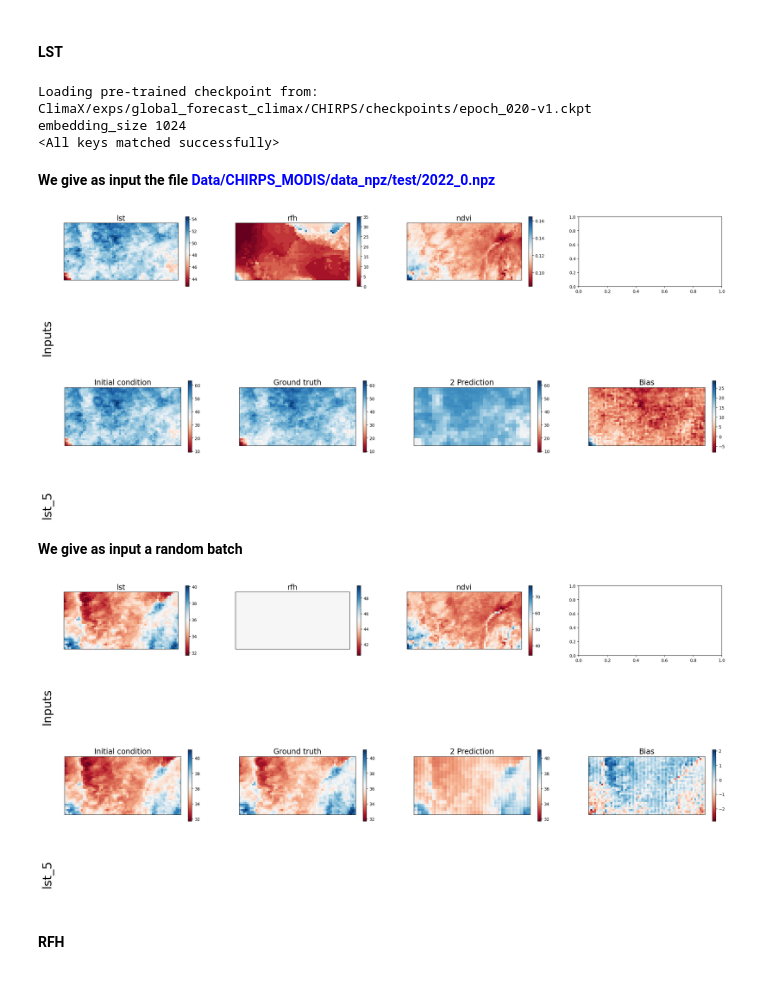
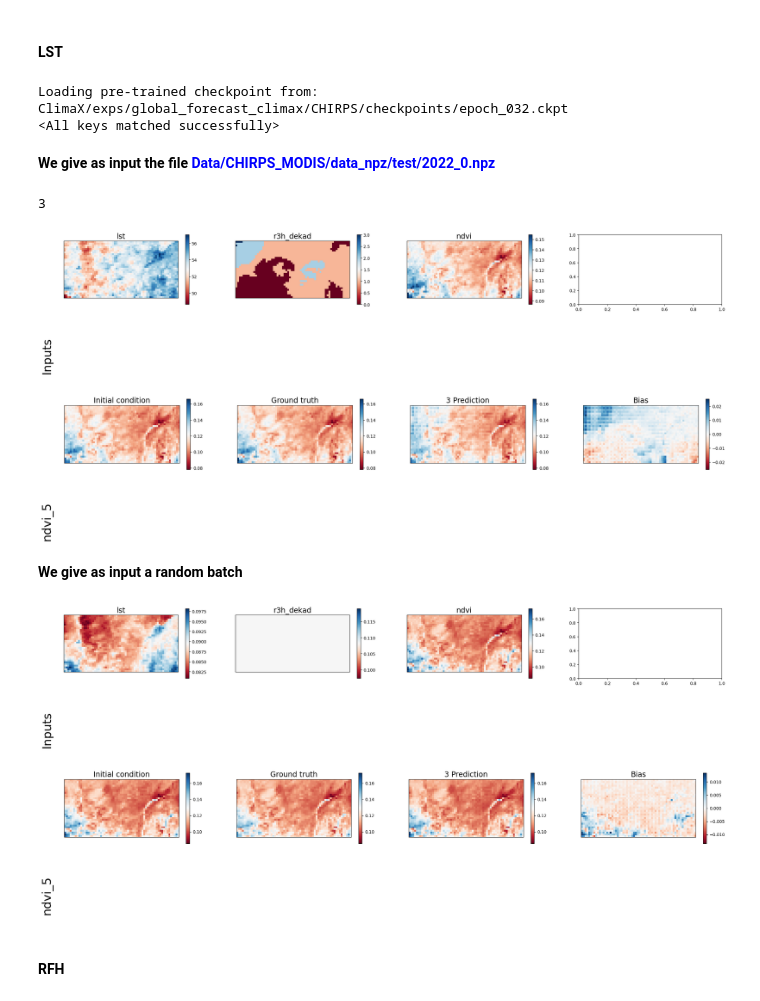
Before and after one commit to WFP-VAM/ClimaX, a Jupyter notebook: ClimaX_Tutorial.ipynb, the cells around one changed output. Cells and saved outputs as stored; diff of their text form; code cells hidden in the pictures.

Commit message:
results forecasting on 30,60 and 90 days

```diff
--- a/ClimaX_Tutorial.ipynb
+++ b/ClimaX_Tutorial.ipynb
@@ -429,6 +372,3 @@ for key in data.keys():
-# %%
-rfh = xr.open_dataset("/mnt/shared/users/wessim.omezzine/ClimaX/Data/CHIRPS_MODIS/data/rfh.nc")
-rfh.fillna(-9999)
 # %%
 import matplotlib.pyplot as plt
 # %%
@@ -482,8 +425,6 @@ from pytorch_lightning.cli import LightningCLI
 from pytorch_lightning import Trainer
 from climax.arch import ClimaX
 
-from src.climax.global_forecast.module import GlobalForecastModule
-from src.climax.global_forecast.datamodule import GlobalForecastDataModule
 
 TASK_TO_RANGE = {
     '0 days' : 0,
@@ -493,6 +434,7 @@ TASK_TO_RANGE = {
     '60 days': 6,
     '20 days': 2,
     '30 days': 3,
+    '90 days': 9,
 }
 # %% [markdown]
 ## Utils
@@ -672,7 +596,19 @@ def visualize_forecast(model_module, data_module,mean_norm, std_norm, pred_task,
     model_module.cuda()
 
     dataloader = data_module.test_dataloader()
-    x, y, lead_times, in_vars, out_vars = next(iter(dataloader))
+    dataloader_iterator = iter(dataloader)
+
+    desired_batch_index = 17
+
+    for batch_idx, batch_data in enumerate(dataloader, 1):
+        if batch_idx == desired_batch_index:
+            # Process the nth batch (e.g., 10th batch)
+            print("Got the {}th batch!".format(batch_idx))
+            x, y, lead_times, in_vars, out_vars = batch_data
+
+
+#     for _ in range(9):
+#         x, y, lead_times, in_vars, out_vars = next(dataloader_iterator)
 
 
     lead_times = lead_times.cuda()
@@ -708,26 +644,22 @@ def visualize_forecast(model_module, data_module,mean_norm, std_norm, pred_task,
     del x
     del y
     del pred
+    return gt
 # %% [markdown]
 ### Forecast on 20 days
 # %% [markdown]
 #### LST
 # %%
-task = "20 days"
-var = 'lst_5'
+task = "30 days"
+var = 'ndvi_5'
 pred_range = TASK_TO_RANGE[task]
 
 net_args = {
-    'default_vars': [
-        "lattitude",
-        "rfh",
-        "ndvi_5",
-        "lst_5"
-        ]
+    'default_vars': ['lst_5','rfh', 'ndvi_5','r1h_dekad','r2h_dekad','r3h_dekad']
       ,'img_size': [32,64]
       ,"patch_size": 2,
     "embed_dim": 1024,
-    "depth": 10,
+    "depth": 8,
     "decoder_depth": 2,
     "num_heads": 16,
     "mlp_ratio": 4,
@@ -736,20 +668,18 @@ net_args = {
 
 }
 net = ClimaX(**net_args)
-model = GlobalForecastModule(net = net, pretrained_path = 'ClimaX/exps/global_forecast_climax/CHIRPS/checkpoints/epoch_020-v1.ckpt')
-
-datamodule = GlobalForecastDataModule(root_dir=f'Data/CHIRPS_MODIS/data_npz',
+model = GlobalForecastModule(net = net, pretrained_path = 'ClimaX/exps/global_forecast_climax/CHIRPS/checkpoints/epoch_032.ckpt')
+datamodule = GlobalForecastDataModule(root_dir=f'Data/forecasting/data_npz',
     variables=[
       'lst_5','rfh','ndvi_5'],
     out_variables=[var],
-    predict_range=2,
+    predict_range=3,
     hrs_each_step=1,
     buffer_size=10000,
     batch_size=1
 )
 # %% [output]
-Loading pre-trained checkpoint from: ClimaX/exps/global_forecast_climax/CHIRPS/checkpoints/epoch_020-v1.ckpt
-embedding_size 1024
+Loading pre-trained checkpoint from: ClimaX/exps/global_forecast_climax/CHIRPS/checkpoints/epoch_032.ckpt
 <All keys matched successfully>
 # %%
 normalization = datamodule.output_transforms
@@ -765,17 +695,18 @@ datamodule.setup()
 # %% [markdown]
 **We give as input the file <span style="color: blue;">Data/CHIRPS_MODIS/data_npz/test/2022_0.npz </span>**
 # %%
-visualize_forecast(model, datamodule,mean_norm, std_norm, pred_range, var_name = var, var_id = 0, data_path="Data/CHIRPS_MODIS/data_npz/test/2021_3.npz")
+visualize_forecast(model, datamodule,mean_norm, std_norm, pred_range, var_name = var, var_id = 2, data_path="Data/forecasting/data_npz/test/2021_1.npz")
 # %% [output]
+3
-[figure, old version]
+[figure, new version]
-[figure, old version]
+[figure, new version]
 # %% [markdown]
 **We give as input a random batch**
 # %%
-visualize_forecast(model, datamodule,mean_norm, std_norm, pred_range, var_name = var, var_id = 0, data_path=None)
+visualize_forecast(model, datamodule,mean_norm, std_norm, pred_range, var_name = var, var_id = 2, data_path=None)
 # %% [output]
-[figure, old version]
+[figure, new version]
-[figure, old version]
+[figure, new version]
 # %% [markdown]
 #### RFH
 # %%
```
Also changed, not shown: parts of 34 cells of this notebook.
